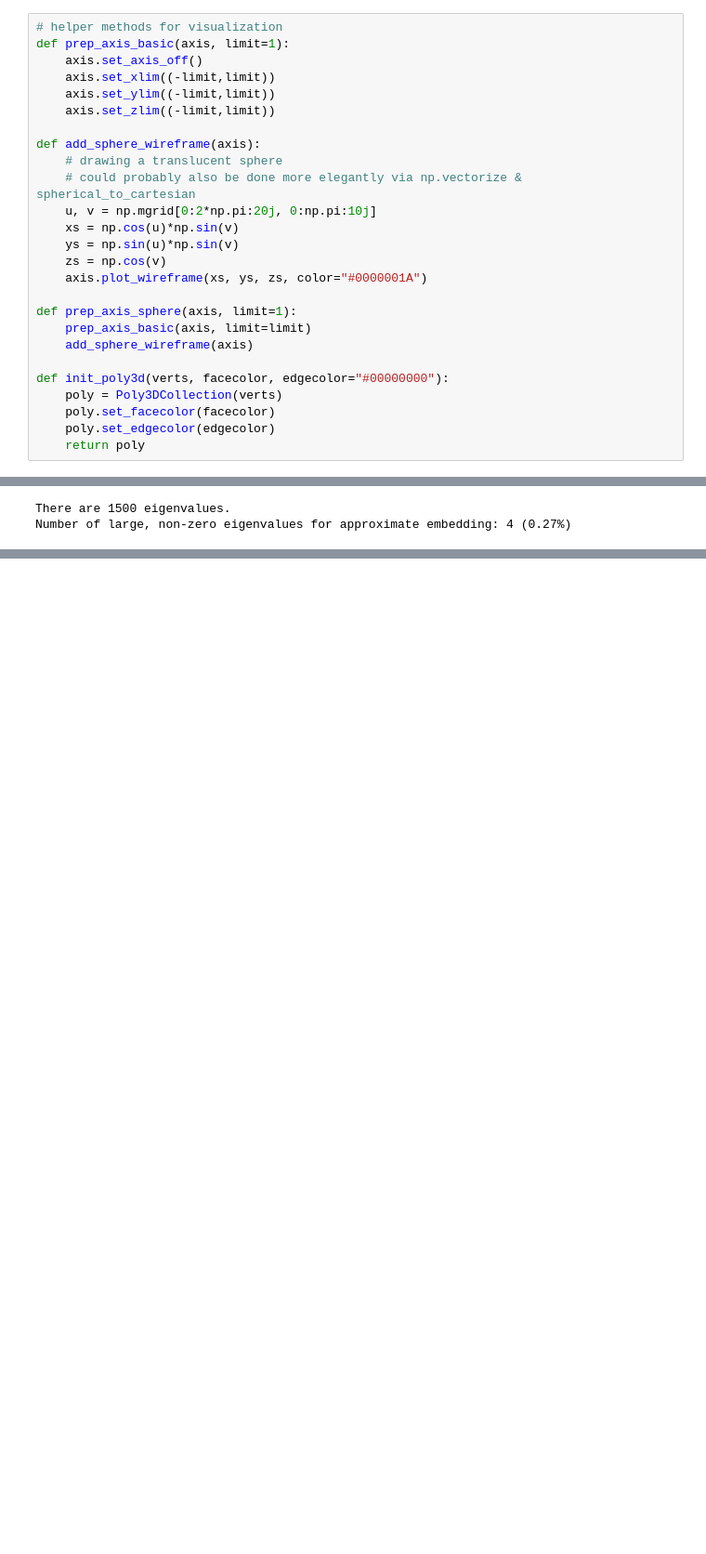
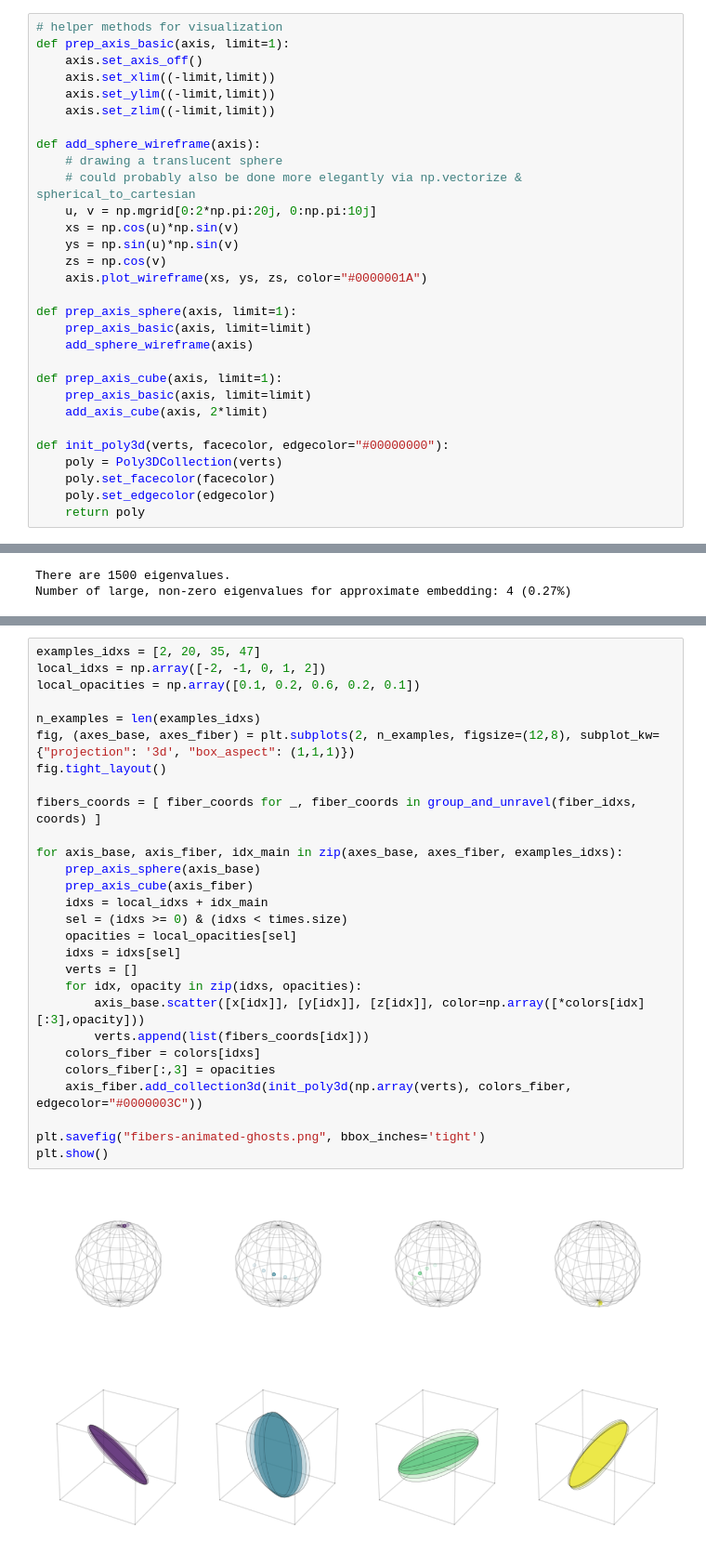
Before and after one commit to laurasaizz/Visualization-S3, a Jupyter notebook: fibers-animate.ipynb, the cells around one changed output, grey strips where cells are left out. Shown at 93% size. Saved outputs shown, nothing was run; the diff lists cells and outputs as text; blank space fills up the shorter version.

Commit message:
Add static image
Adds code to generate a static image for the writeup.
Also, slightly refactors the code and exports all images as PNGs.

```diff
--- a/fibers-animate.ipynb
+++ b/fibers-animate.ipynb
@@ -33,6 +33,10 @@ def prep_axis_sphere(axis, limit=1):
     prep_axis_basic(axis, limit=limit)
     add_sphere_wireframe(axis)
 
+def prep_axis_cube(axis, limit=1):
+    prep_axis_basic(axis, limit=limit)
+    add_axis_cube(axis, 2*limit)
+
 def init_poly3d(verts, facecolor, edgecolor="#00000000"):
     poly = Poly3DCollection(verts)
     poly.set_facecolor(facecolor)
@@ -157,0 +167,30 @@ plt.show()
+# %%
+examples_idxs = [2, 20, 35, 47]
+local_idxs = np.array([-2, -1, 0, 1, 2])
+local_opacities = np.array([0.1, 0.2, 0.6, 0.2, 0.1])
+
+n_examples = len(examples_idxs)
+fig, (axes_base, axes_fiber) = plt.subplots(2, n_examples, figsize=(12,8), subplot_kw={"projection": '3d', "box_aspect": (1,1,1)})
+fig.tight_layout()
+
+fibers_coords = [ fiber_coords for _, fiber_coords in group_and_unravel(fiber_idxs, coords) ]
+
+for axis_base, axis_fiber, idx_main in zip(axes_base, axes_fiber, examples_idxs):
+    prep_axis_sphere(axis_base)
+    prep_axis_cube(axis_fiber)
+    idxs = local_idxs + idx_main
+    sel = (idxs >= 0) & (idxs < times.size)
+    opacities = local_opacities[sel]
+    idxs = idxs[sel]
+    verts = []
+    for idx, opacity in zip(idxs, opacities):
+        axis_base.scatter([x[idx]], [y[idx]], [z[idx]], color=np.array([*colors[idx][:3],opacity]))
+        verts.append(list(fibers_coords[idx]))
+    colors_fiber = colors[idxs]
+    colors_fiber[:,3] = opacities
+    axis_fiber.add_collection3d(init_poly3d(np.array(verts), colors_fiber, edgecolor="#0000003C"))
+
+plt.savefig("fibers-animated-ghosts.png", bbox_inches='tight')
+plt.show()
+# %% [output]
+[figure, added]
```
Also changed, not shown: parts of 5 cells of this notebook.
